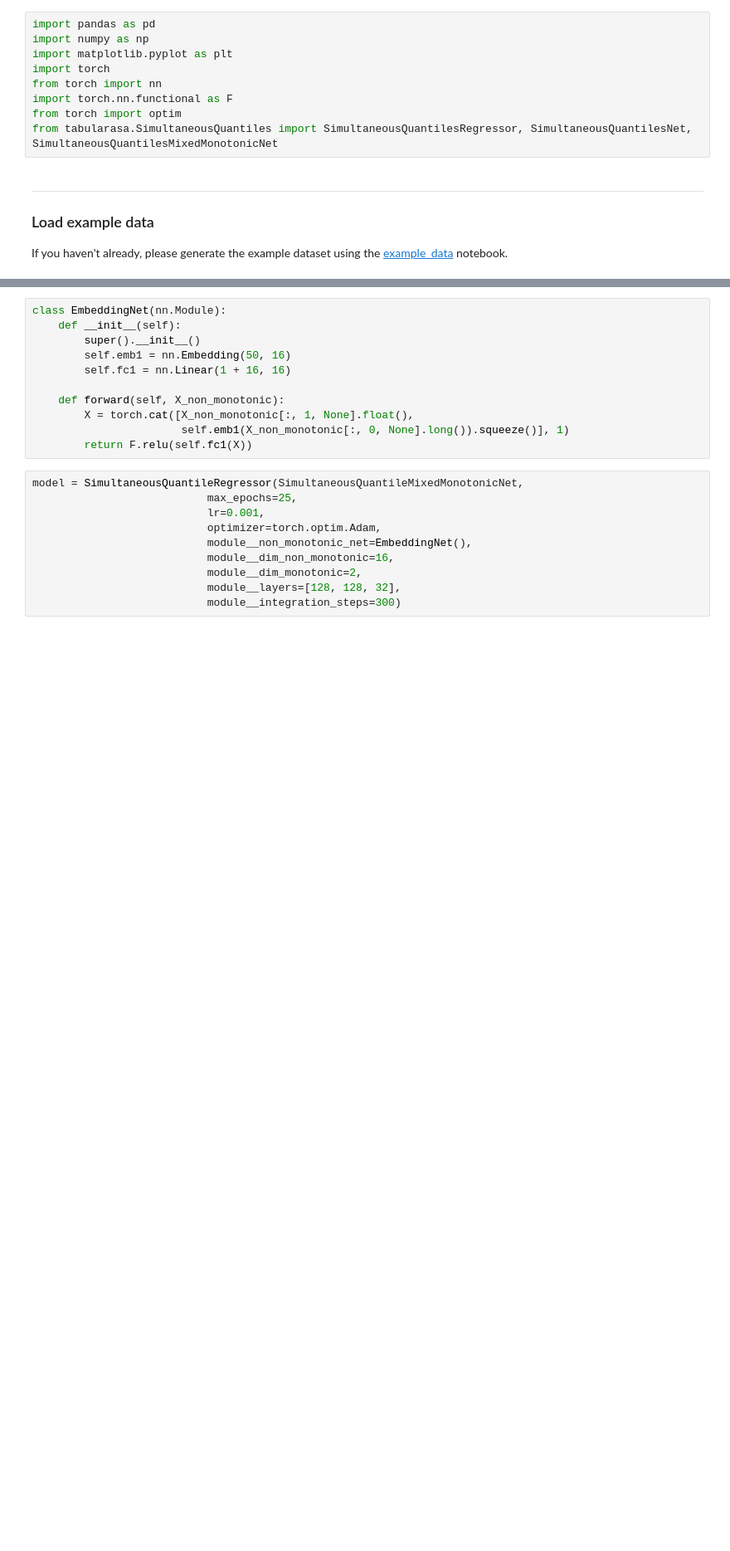
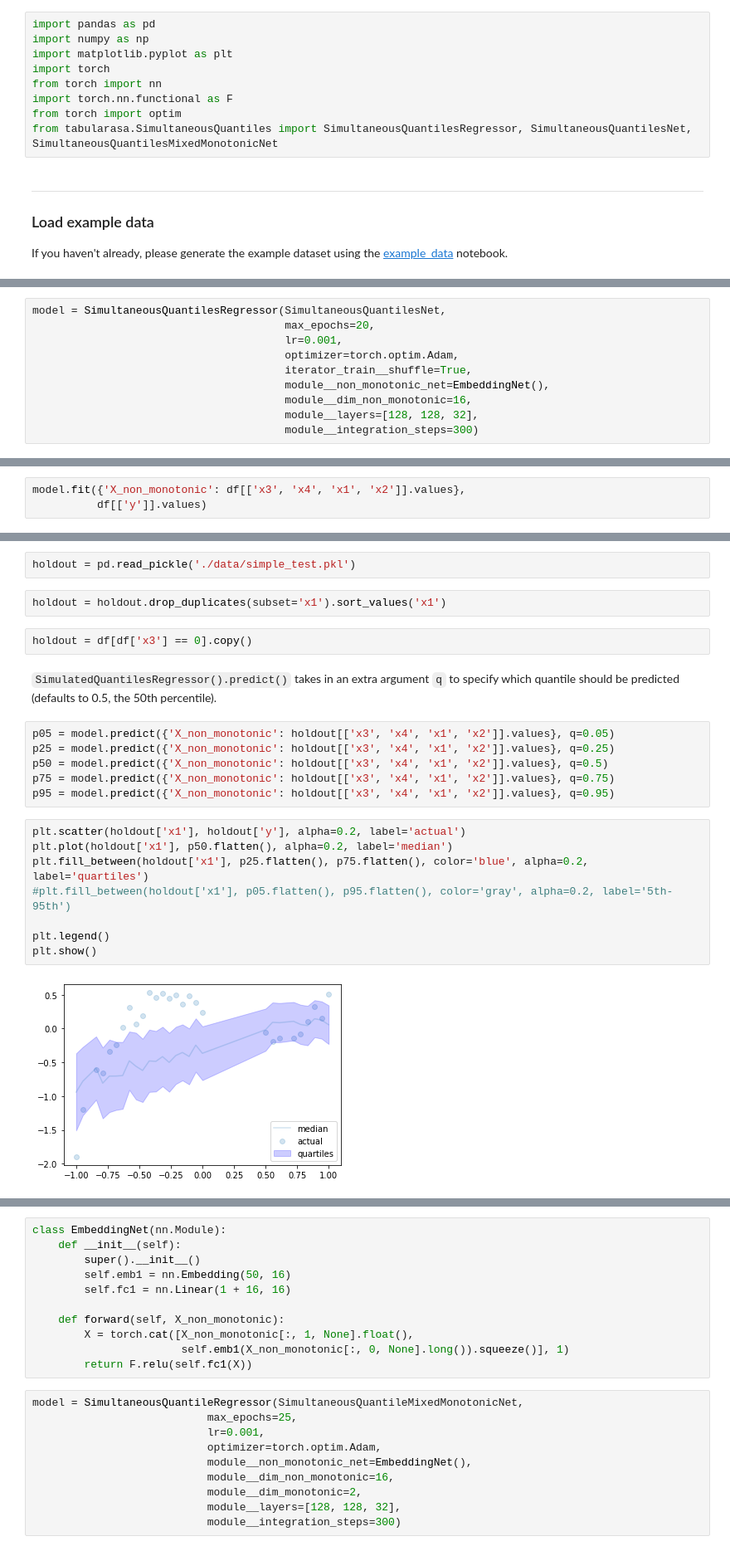
Before and after one commit to djarpin/tabularasa, a Jupyter notebook: examples/simultaneous_quantiles.ipynb, the cells around one changed output, grey strips where cells are left out. Shown at 83% size. Cells and saved outputs as stored; diff of their text form; blank space fills up the shorter version.

Commit message:
UPDATED: simultaneous quantiles example

```diff
--- a/examples/simultaneous_quantiles.ipynb
+++ b/examples/simultaneous_quantiles.ipynb
@@ -35,0 +49,10 @@ We'll
+# %%
+model = SimultaneousQuantilesRegressor(SimultaneousQuantilesNet,
+                                       max_epochs=20,
+                                       lr=0.001,
+                                       optimizer=torch.optim.Adam,
+                                       iterator_train__shuffle=True,
+                                       module__non_monotonic_net=EmbeddingNet(),
+                                       module__dim_non_monotonic=16,
+                                       module__layers=[128, 128, 32],
+                                       module__integration_steps=300)
@@ -35,0 +61,3 @@ We'll
+# %%
+model.fit({'X_non_monotonic': df[['x3', 'x4', 'x1', 'x2']].values},
+          df[['y']].values)
@@ -35,0 +105,24 @@ We'll
+# %%
+holdout = pd.read_pickle('./data/simple_test.pkl')
+# %%
+holdout = holdout.drop_duplicates(subset='x1').sort_values('x1')
+# %%
+holdout = df[df['x3'] == 0].copy()
+# %% [markdown]
+`SimulatedQuantilesRegressor().predict()` takes in an extra argument `q` to specify which quantile should be predicted (defaults to 0.5, the 50th percentile).
+# %%
+p05 = model.predict({'X_non_monotonic': holdout[['x3', 'x4', 'x1', 'x2']].values}, q=0.05)
+p25 = model.predict({'X_non_monotonic': holdout[['x3', 'x4', 'x1', 'x2']].values}, q=0.25)
+p50 = model.predict({'X_non_monotonic': holdout[['x3', 'x4', 'x1', 'x2']].values}, q=0.5)
+p75 = model.predict({'X_non_monotonic': holdout[['x3', 'x4', 'x1', 'x2']].values}, q=0.75)
+p95 = model.predict({'X_non_monotonic': holdout[['x3', 'x4', 'x1', 'x2']].values}, q=0.95)
+# %%
+plt.scatter(holdout['x1'], holdout['y'], alpha=0.2, label='actual')
+plt.plot(holdout['x1'], p50.flatten(), alpha=0.2, label='median')
+plt.fill_between(holdout['x1'], p25.flatten(), p75.flatten(), color='blue', alpha=0.2, label='quartiles')
+#plt.fill_between(holdout['x1'], p05.flatten(), p95.flatten(), color='gray', alpha=0.2, label='5th-95th')
+
+plt.legend()
+plt.show()
+# %% [output]
+[figure, added]
```
Also changed, not shown: parts of 18 cells of this notebook.
